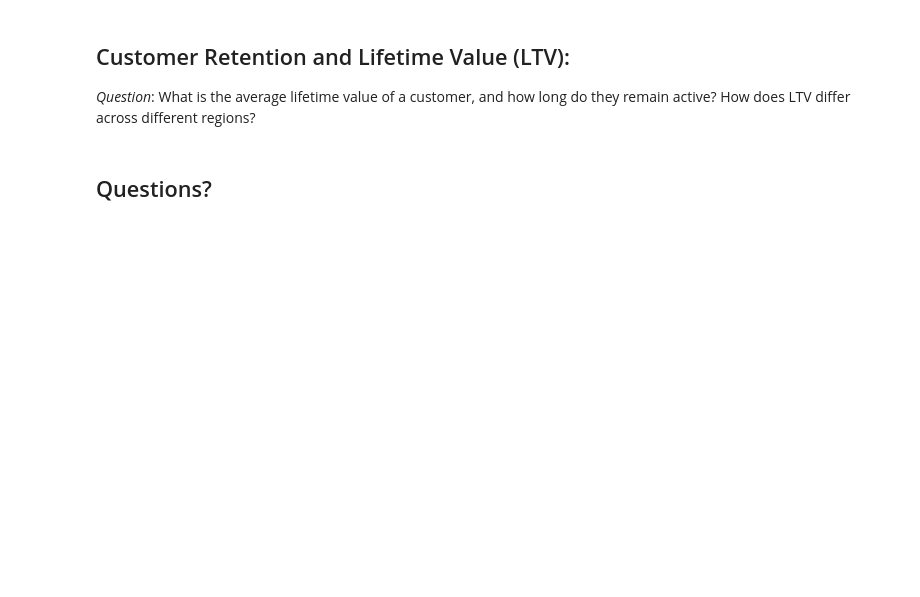
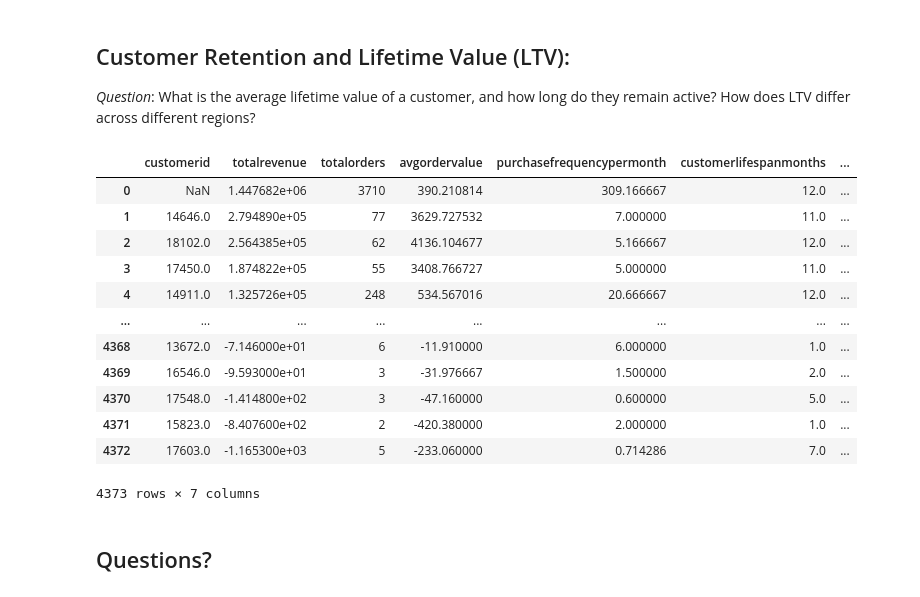
Before and after one commit to Ability014/olc_business_problems_with_sql, a Jupyter notebook: Solving Biz Problems with SQL.ipynb, the cells around one changed output. Cells and saved outputs as stored; diff of their text form; code cells hidden in the pictures; blank space fills up the shorter version.

```diff
--- a/Solving Biz Problems with SQL.ipynb
+++ b/Solving Biz Problems with SQL.ipynb
@@ -465,6 +527,21 @@ ORDER BY
     CLV DESC;
 """
 # %%
-cust_lv = pd.read_sql(query, engine)
+cust_ltv = pd.read_sql(query, engine)
+cust_ltv
+# %% [output]
+|  | customerid | totalrevenue | totalorders | avgordervalue | purchasefrequencypermonth | customerlifespanmonths | ... |
+| 0 | NaN | 1.447682e+06 | 3710 | 390.210814 | 309.166667 | 12.0 | ... |
+| 1 | 14646.0 | 2.794890e+05 | 77 | 3629.727532 | 7.000000 | 11.0 | ... |
+| 2 | 18102.0 | 2.564385e+05 | 62 | 4136.104677 | 5.166667 | 12.0 | ... |
+| 3 | 17450.0 | 1.874822e+05 | 55 | 3408.766727 | 5.000000 | 11.0 | ... |
+| 4 | 14911.0 | 1.325726e+05 | 248 | 534.567016 | 20.666667 | 12.0 | ... |
+| ... | ... | ... | ... | ... | ... | ... | ... |
+| 4368 | 13672.0 | -7.146000e+01 | 6 | -11.910000 | 6.000000 | 1.0 | ... |
+| 4369 | 16546.0 | -9.593000e+01 | 3 | -31.976667 | 1.500000 | 2.0 | ... |
+| 4370 | 17548.0 | -1.414800e+02 | 3 | -47.160000 | 0.600000 | 5.0 | ... |
+| 4371 | 15823.0 | -8.407600e+02 | 2 | -420.380000 | 2.000000 | 1.0 | ... |
+| 4372 | 17603.0 | -1.165300e+03 | 5 | -233.060000 | 0.714286 | 7.0 | ... |
+4373 rows × 7 columns
 # %% [markdown]
 ## Questions?
```
Also changed, not shown: parts of 7 cells of this notebook.
